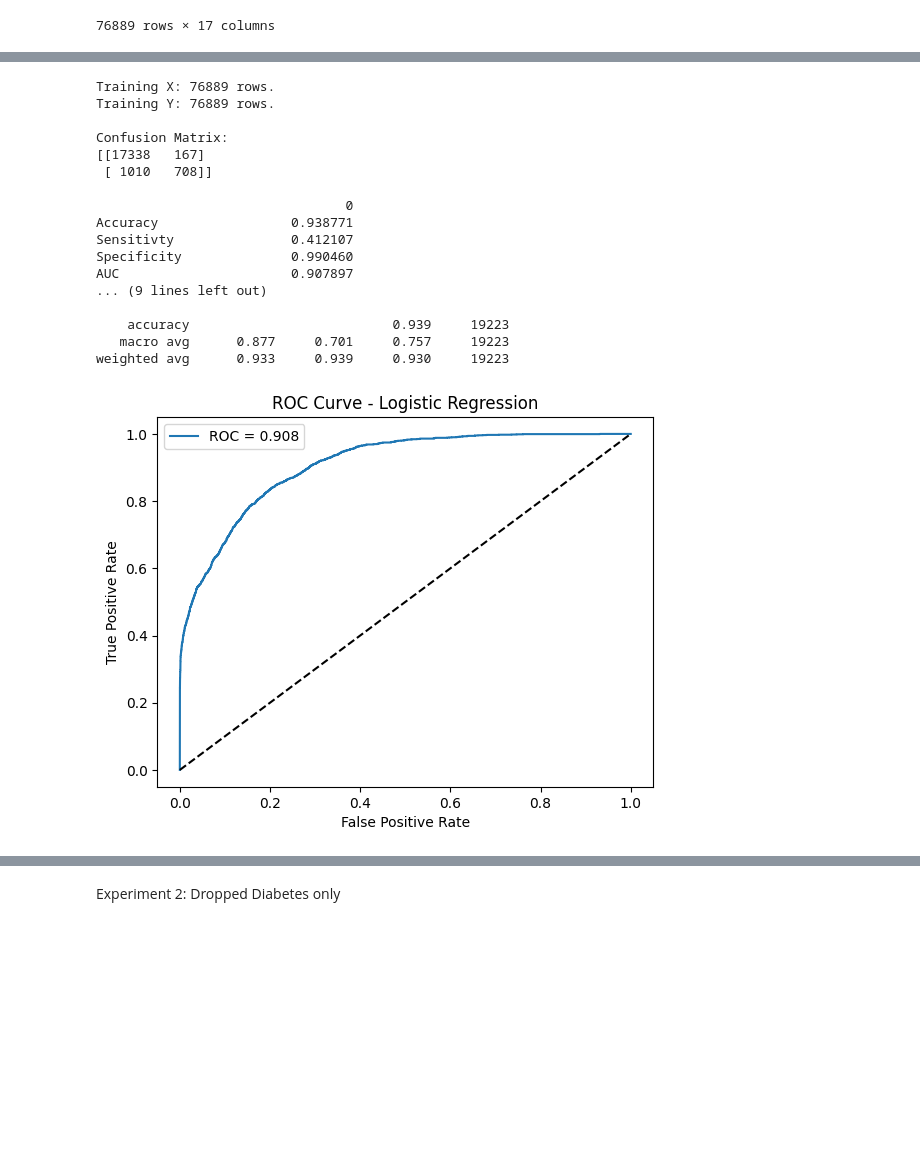
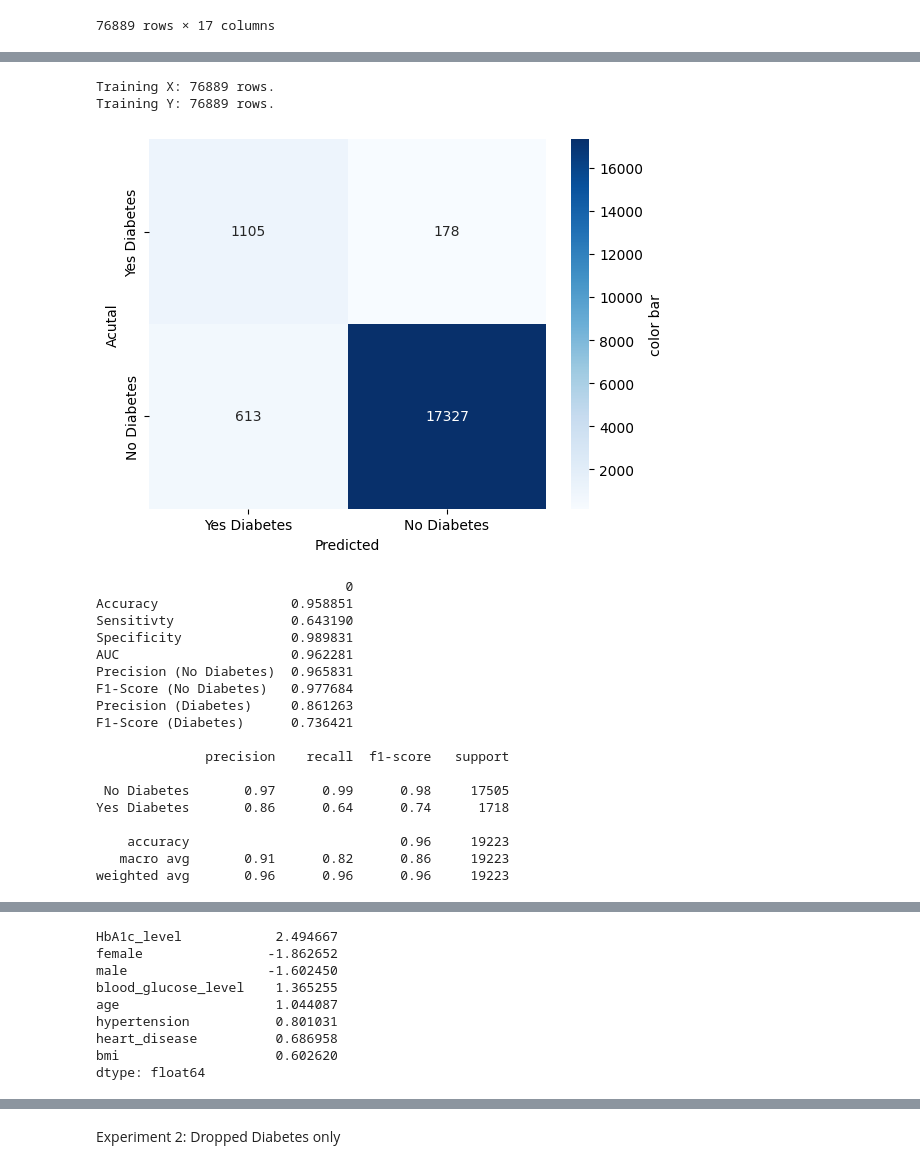
Before and after one commit to raygomez16/data309_datasciencecapstoneproject_diabetesprediction, a Jupyter notebook: 03_logistic_regression_experimental.ipynb, the cells around one changed output, grey strips where cells are left out. Cells and saved outputs as stored; diff of their text form; code cells hidden in the pictures; blank space fills up the shorter version.

```diff
--- a/03_logistic_regression_experimental.ipynb
+++ b/03_logistic_regression_experimental.ipynb
@@ -41,10 +44,6 @@ dataset_training
 | 76887 | 95902 | 12 | 0 | 0 | 27.32 | 6.0 | 145 | 0 | ... |
 | 76888 | 81126 | 1 | 0 | 0 | 15.15 | 6.1 | 200 | 0 | ... |
 76889 rows × 17 columns
-# %%
-#dropping irrelevant columns
-dataset_training = dataset_training.drop(columns = ['Unnamed: 0', 'other'])
-dataset_test  = dataset_test.drop(columns = ['Unnamed: 0', 'other'])
 # %%
 #scaling the data with the continuous and not the binary columns
 binary_cols = [c for c in dataset_training.columns if set(pd.unique(dataset_training[c].dropna())) <= {0, 1}]
@@ -75,7 +74,10 @@ Experiment 1: Dropped HbA1c_level
 # %%
 #set the train and test with the y test and train having the target variable of diabetes and the x test and train without it
-X_train = train_scaled.drop(['diabetes','HbA1c_level'], axis = 1)
-X_test  = test_scaled.drop(['diabetes','HbA1c_level'], axis = 1)
+#dropping irrelevant columns as well because they don't have a large impact on the model
+X_train = train_scaled.drop(['diabetes', 'no info', 'not current',
+                        'former', 'never', 'ever', 'current', 'Unnamed: 0', 'other'], axis = 1)
+X_test  = test_scaled.drop(['diabetes', 'no info', 'former', 'not current',
+                        'never', 'ever', 'current', 'Unnamed: 0', 'other'], axis = 1)
 y_train = train_scaled['diabetes']
 y_test  = test_scaled['diabetes']
 
@@ -83,7 +85,7 @@ print(f'Training X: {len(X_train)} rows.')
 print(f'Training Y: {len(y_train)} rows.')
 print()
 
-#using the logistic regression function to set the prediction
+#using the logistic regression, basic approach, function to set the prediction
 lr = LogisticRegression()
 lr.fit(X_train, y_train)
 
@@ -95,54 +97,73 @@ accuracy = accuracy_score(y_test, y_pred)
 auc = roc_auc_score(y_test, y_prob)
 sensitivity = recall_score(y_test, y_pred)
 
-print("Confusion Matrix:")
-print(confusion_matrix(y_test, y_pred))
+#generate heatmap for the confusion matrix using seaborn
+sns.heatmap((confusion_matrix(y_test, y_pred, labels=[1, 0])).T, cmap="Blues", annot=True, fmt='g',
+    cbar_kws={"orientation":"vertical", "label":"color bar"},xticklabels=["Yes Diabetes", "No Diabetes"],
+    yticklabels=["Yes Diabetes", "No Diabetes"])
+plt.xlabel("Predicted")
+plt.ylabel("Acutal")
+plt.show()
 
 tn, fp, fn, tp = confusion_matrix(y_test, y_pred).ravel()
 specificity = tn / (tn + fp)
 
 metrics_summary = {
     'Accuracy': accuracy,
     'Sensitivty': sensitivity,
     'Specificity': specificity,
     'AUC': auc,
     'Precision (No Diabetes)': precision_score(y_test, y_pred, pos_label=0),
     'F1-Score (No Diabetes)': f1_score(y_test, y_pred, pos_label=0),
     'Precision (Diabetes)': precision_score(y_test, y_pred, pos_label=1),
     'F1-Score (Diabetes)': f1_score(y_test, y_pred, pos_label=1)}
 print()
 
 metrics_df = pd.DataFrame([metrics_summary])
 print(metrics_df.T)
 print()
 
-print(classification_report(y_test, y_pred, digits=3, target_names=['No Diabetes', 'Yes Diabetes']))
+print(classification_report(y_test, y_pred, target_names=['No Diabetes', 'Yes Diabetes']))
 
 #ROC curve
 fpr, tpr, thresholds = roc_curve(y_test, y_prob)
 plt.plot(fpr, tpr, label=f"ROC = {auc:.3f}")
 plt.plot([0,1], [0,1], 'k--')
 plt.xlabel("False Positive Rate")
 plt.ylabel("True Positive Rate")
 plt.title("ROC Curve - Logistic Regression")
 plt.legend()
 plt.show()
+
+#coefficients for each variable
+coef  = pd.Series(lr.coef_[0], index=X_train.columns)
+print(coef.sort_values(key=abs, ascending=False))
+
+#coefficients plot for each variable for each gender
+coef.plot.bar(figsize=(12,5))
+plt.title("Logistic Regression Coefficients")
+plt.ylabel("Coefficient (log-odds)")
+plt.tight_layout()
+plt.show()
 # %% [output]
 Training X: 76889 rows.
 Training Y: 76889 rows.
-
-Confusion Matrix:
-[[17338   167]
- [ 1010   708]]
-
-                                0
-Accuracy                 0.938771
-Sensitivty               0.412107
-Specificity              0.990460
-AUC                      0.907897
-... (9 lines left out)
-
-    accuracy                          0.939     19223
-   macro avg      0.877     0.701     0.757     19223
-weighted avg      0.933     0.939     0.930     19223
-[figure, old version]
+[figure, new version]
+                                0
+Accuracy                 0.958851
+Sensitivty               0.643190
+Specificity              0.989831
+AUC                      0.962281
+Precision (No Diabetes)  0.965831
+F1-Score (No Diabetes)   0.977684
+Precision (Diabetes)     0.861263
+F1-Score (Diabetes)      0.736421
+
+              precision    recall  f1-score   support
+
+ No Diabetes       0.97      0.99      0.98     17505
+Yes Diabetes       0.86      0.64      0.74      1718
+
+    accuracy                           0.96     19223
+   macro avg       0.91      0.82      0.86     19223
+weighted avg       0.96      0.96      0.96     19223
@@ -148,0 +171,9 @@ weighted avg      0.933     0.939     0.930     19223
+HbA1c_level            2.494667
+female                -1.862652
+male                  -1.602450
+blood_glucose_level    1.365255
+age                    1.044087
+hypertension           0.801031
+heart_disease          0.686958
+bmi                    0.602620
+dtype: float64
```
Also changed, not shown: parts of 17 cells of this notebook, 3 other files.
